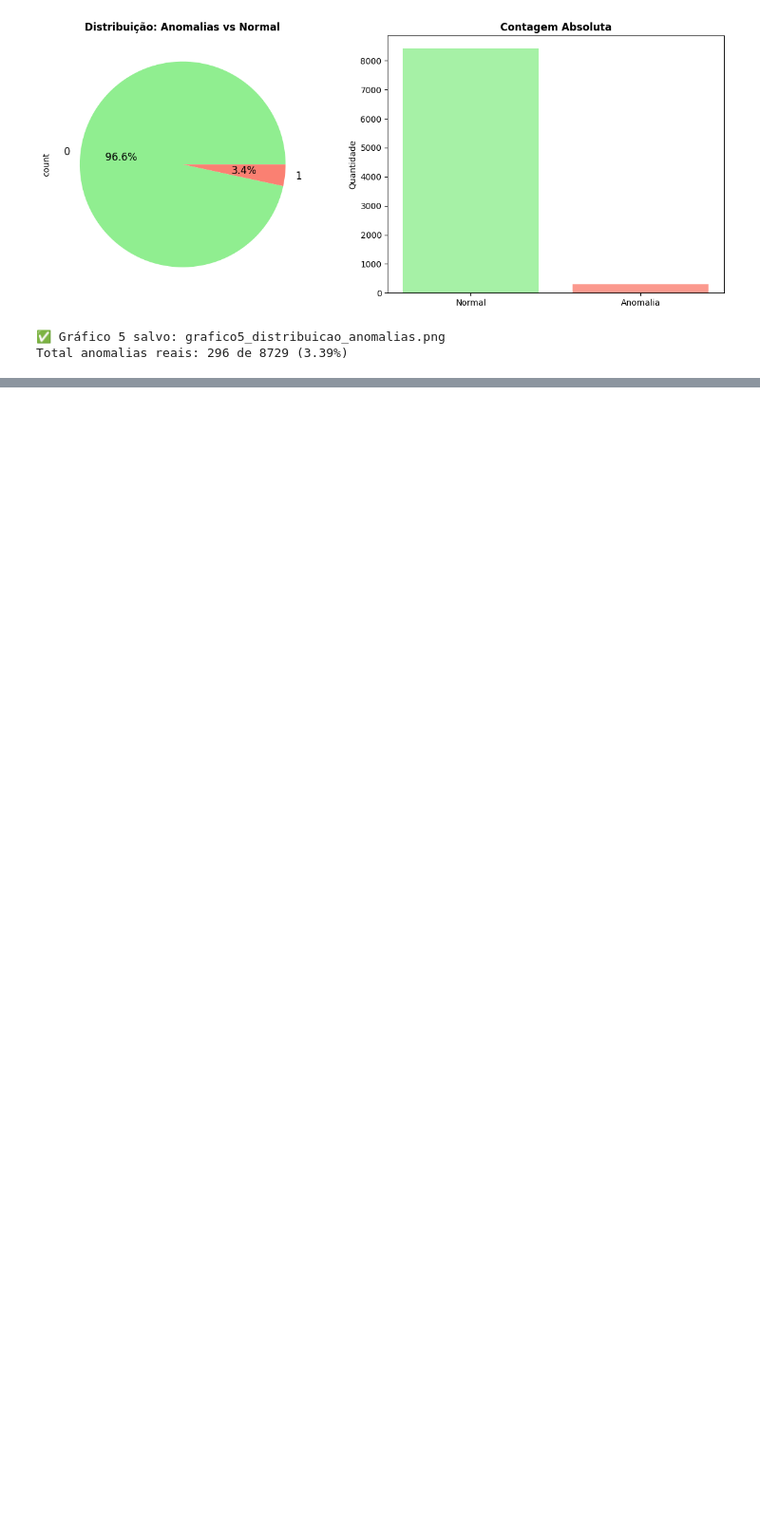
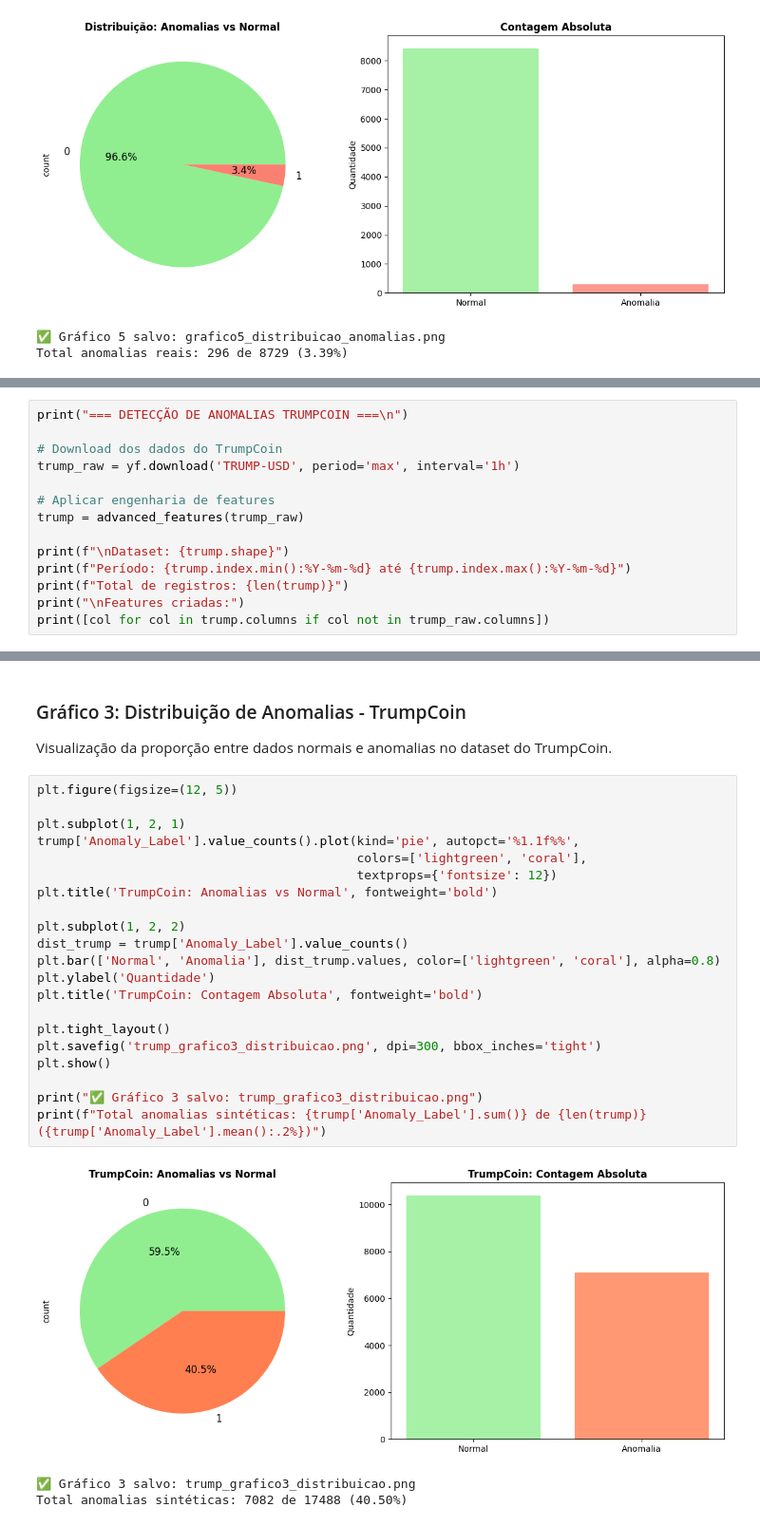
Before and after one commit to MartinianoGomes/bitcoin-and-trumpcoin_anomaly-detection_final-project_ia, a Jupyter notebook: bitcoin_trumpcoin_anomaly_detection.ipynb, the cells around one changed output, grey strips where cells are left out. Shown: that part at 95% size. Saved outputs shown, nothing was run; the diff lists cells and outputs as text; blank space fills up the shorter version.

```diff
--- a/bitcoin_trumpcoin_anomaly_detection.ipynb
+++ b/bitcoin_trumpcoin_anomaly_detection.ipynb
@@ -885,0 +819,14 @@ Os resultados da avaliação dos modelos de detecção de anomalias são apresen
+# %%
+print("=== DETECÇÃO DE ANOMALIAS TRUMPCOIN ===\n")
+
+# Download dos dados do TrumpCoin
+trump_raw = yf.download('TRUMP-USD', period='max', interval='1h')
+
+# Aplicar engenharia de features
+trump = advanced_features(trump_raw)
+
+print(f"\nDataset: {trump.shape}")
+print(f"Período: {trump.index.min():%Y-%m-%d} até {trump.index.max():%Y-%m-%d}")
+print(f"Total de registros: {len(trump)}")
+print("\nFeatures criadas:")
+print([col for col in trump.columns if col not in trump_raw.columns])
@@ -885,0 +979,29 @@ Os resultados da avaliação dos modelos de detecção de anomalias são apresen
+# %% [markdown]
+### Gráfico 3: Distribuição de Anomalias - TrumpCoin
+
+Visualização da proporção entre dados normais e anomalias no dataset do TrumpCoin.
+# %%
+plt.figure(figsize=(12, 5))
+
+plt.subplot(1, 2, 1)
+trump['Anomaly_Label'].value_counts().plot(kind='pie', autopct='%1.1f%%',
+                                           colors=['lightgreen', 'coral'],
+                                           textprops={'fontsize': 12})
+plt.title('TrumpCoin: Anomalias vs Normal', fontweight='bold')
+
+plt.subplot(1, 2, 2)
+dist_trump = trump['Anomaly_Label'].value_counts()
+plt.bar(['Normal', 'Anomalia'], dist_trump.values, color=['lightgreen', 'coral'], alpha=0.8)
+plt.ylabel('Quantidade')
+plt.title('TrumpCoin: Contagem Absoluta', fontweight='bold')
+
+plt.tight_layout()
+plt.savefig('trump_grafico3_distribuicao.png', dpi=300, bbox_inches='tight')
+plt.show()
+
+print("✅ Gráfico 3 salvo: trump_grafico3_distribuicao.png")
+print(f"Total anomalias sintéticas: {trump['Anomaly_Label'].sum()} de {len(trump)} ({trump['Anomaly_Label'].mean():.2%})")
+# %% [output]
+[figure, added]
+✅ Gráfico 3 salvo: trump_grafico3_distribuicao.png
+Total anomalias sintéticas: 7082 de 17488 (40.50%)
```
Also changed, not shown: parts of 55 cells of this notebook.
